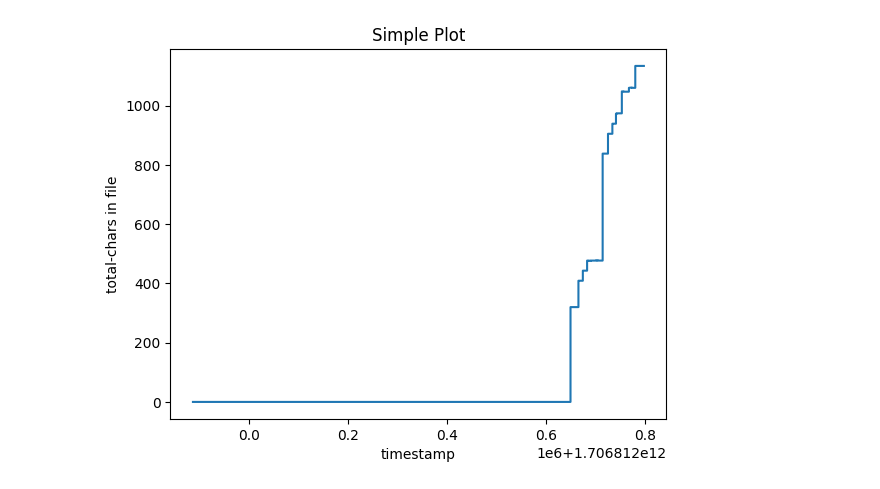
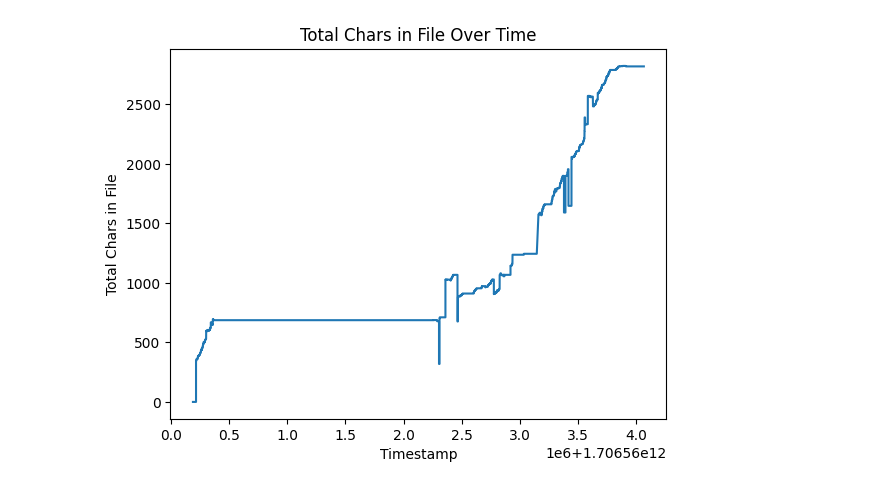
Before and after one commit to Shadip01/CS-498, a Jupyter notebook: Algorithms/Data_Provider.ipynb, the cells around one changed output. Drawn from its saved outputs; the diff is of its cells as text; code cells hidden in the pictures.

```diff
--- a/Algorithms/Data_Provider.ipynb
+++ b/Algorithms/Data_Provider.ipynb
@@ -11 +6,5 @@ src_path = '../DataSet/assignment1_submissions/'
+# %%
+src_path = '../DataBook/assignment1_submissions/'
+file_name = 'assignment1-2.submit'
+src_path += file_name
 # %%
@@ -81,13 +24,0 @@ for timestamp, comment_data in knowledge_base.items():
-# %%
-# plotting the data
-plt.plot(x, y)
-
-# Adding the title
-plt.title("Simple Plot")
-
-# Adding the labels
-plt.ylabel("total-chars in file")
-plt.xlabel("timestamp")
-plt.show()
-# %% [output]
-[figure, removed]
@@ -94 +27,10 @@ plt.show()
+# %%
+# Plotting total_chars_in_file over time
+plt.plot(df['t'], df['_cs'].fillna(method='ffill'))
+plt.title("Total Chars in File Over Time")
+plt.xlabel("Timestamp")
+plt.ylabel("Total Chars in File")
+plt.show()
+# %% [output]
+[figure, added]
 # %%
```
Also changed, not shown: parts of 9 cells of this notebook, 3 other files.
